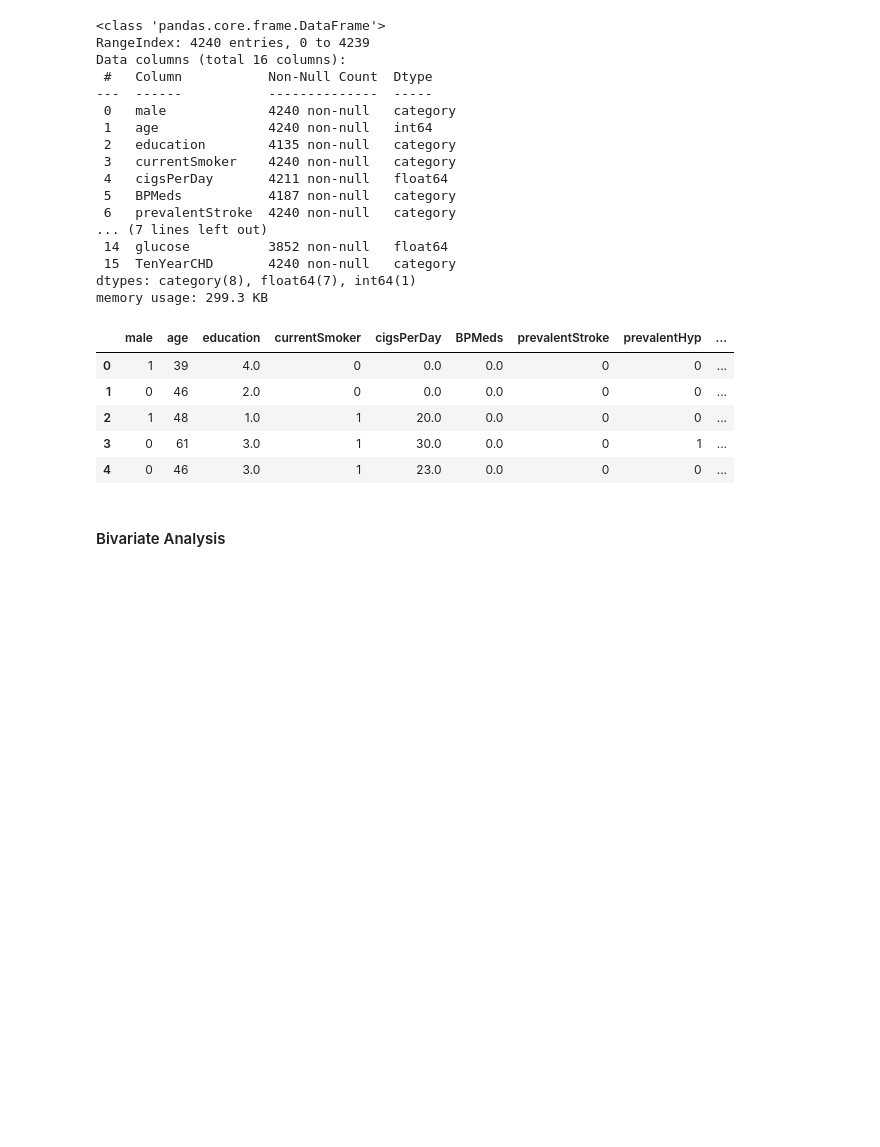
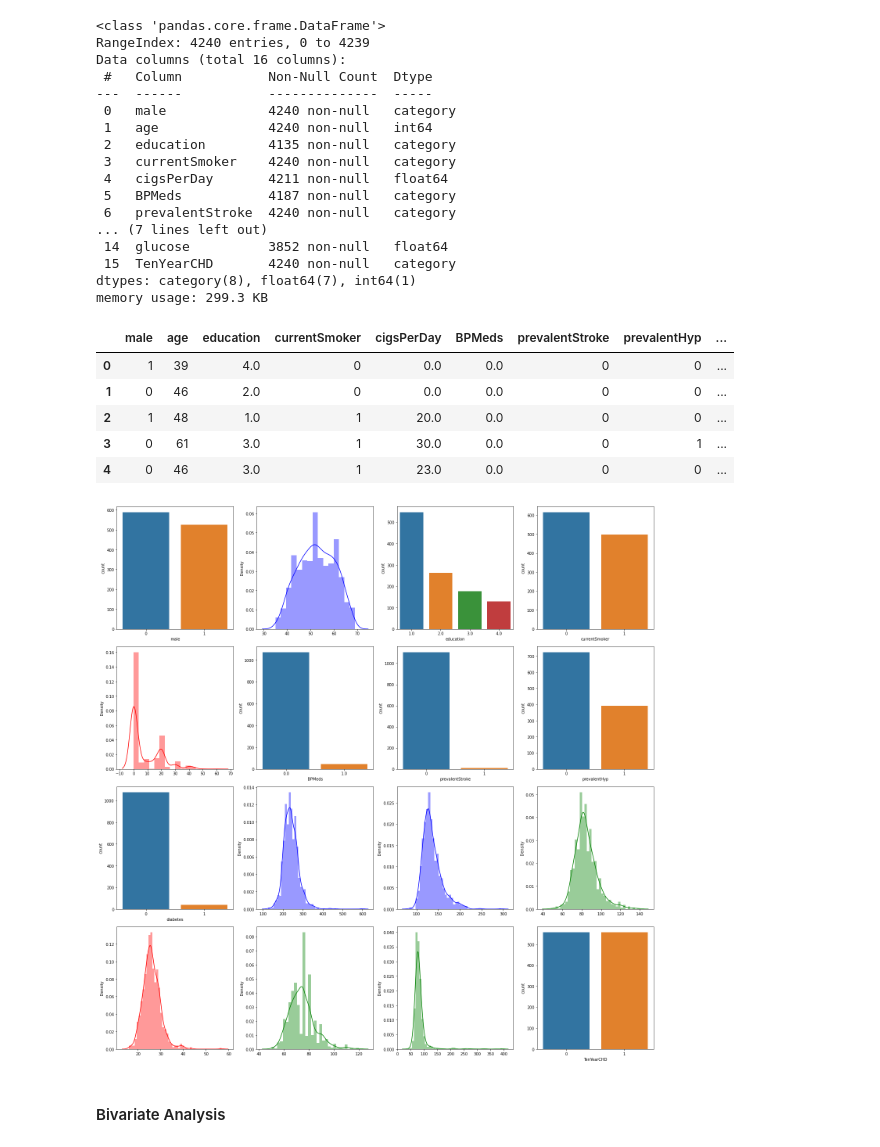
Before and after one commit to Dhruv-Chandra/Heart-Patients, a Jupyter notebook: Heart Patients.ipynb, the cells around one changed output. Cells and saved outputs as stored; diff of their text form; code cells hidden in the pictures; blank space fills up the shorter version.

Commit message:
Uncommented Plots.

```diff
--- a/Heart Patients.ipynb
+++ b/Heart Patients.ipynb
@@ -126,3 +124,7 @@ def univariate(df, rows = 4, cols = 4):
+# %%
+univariate(dfp)
+# %% [output]
+[figure, added]
 # %% [markdown]
 #### Bivariate Analysis
 # %%
```
Also changed, not shown: parts of 3 cells of this notebook.
